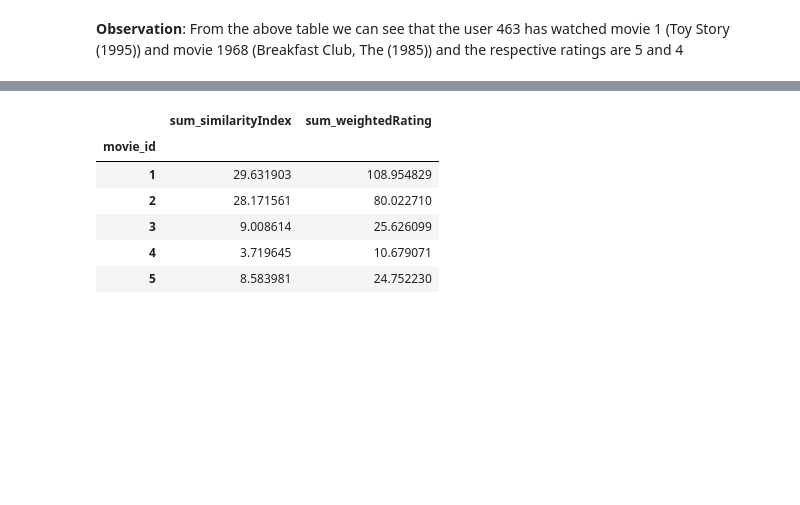
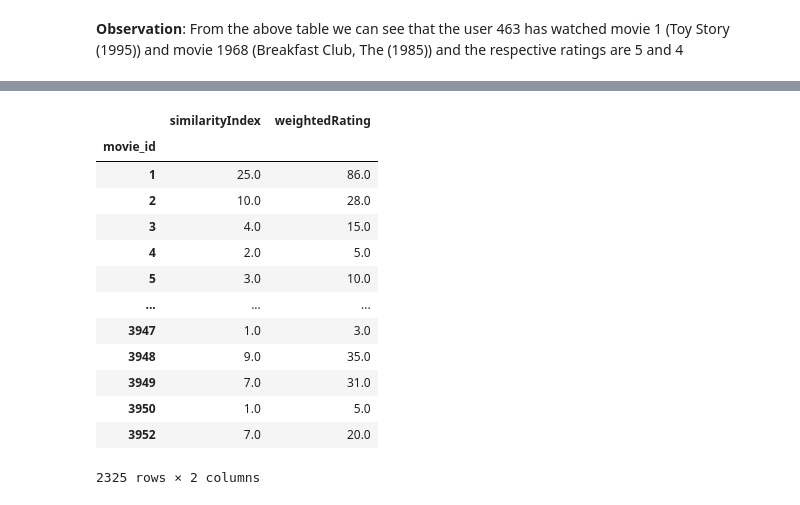
Before and after one commit to Praveen2795/Movie-Recommedation-System, a Jupyter notebook: Movie Recommendation system - DSCI Final Project .ipynb, the cells around one changed output, grey strips where cells are left out. Saved outputs shown, nothing was run; the diff lists cells and outputs as text; code cells hidden in the pictures; blank space fills up the shorter version.

```diff
--- a/Movie Recommendation system - DSCI Final Project .ipynb
+++ b/Movie Recommendation system - DSCI Final Project .ipynb
@@ -1228,13 +1300,17 @@ topUsersRating.head()
-# %%
-#Applies a sum to the topUsers after grouping it up by userId
-tempTopUsersRating = topUsersRating.groupby('movie_id').sum()[['similarityIndex','weightedRating']]
-tempTopUsersRating.columns = ['sum_similarityIndex','sum_weightedRating']
-tempTopUsersRating.head()
-# %% [output]
-|  | sum_similarityIndex | sum_weightedRating |
-| movie_id |  |  |
-| 1 | 29.631903 | 108.954829 |
-| 2 | 28.171561 | 80.022710 |
-| 3 | 9.008614 | 25.626099 |
-| 4 | 3.719645 | 10.679071 |
-| 5 | 8.583981 | 24.752230 |
+# %%
+top_users_and_ratings.groupby('movie_id').sum()[['similarity_index','weighted_rating']]
+# %% [output]
+|  | similarityIndex | weightedRating |
+| movie_id |  |  |
+| 1 | 25.0 | 86.0 |
+| 2 | 10.0 | 28.0 |
+| 3 | 4.0 | 15.0 |
+| 4 | 2.0 | 5.0 |
+| 5 | 3.0 | 10.0 |
+| ... | ... | ... |
+| 3947 | 1.0 | 3.0 |
+| 3948 | 9.0 | 35.0 |
+| 3949 | 7.0 | 31.0 |
+| 3950 | 1.0 | 5.0 |
+| 3952 | 7.0 | 20.0 |
+2325 rows × 2 columns
```
Also changed, not shown: parts of 27 cells of this notebook.
